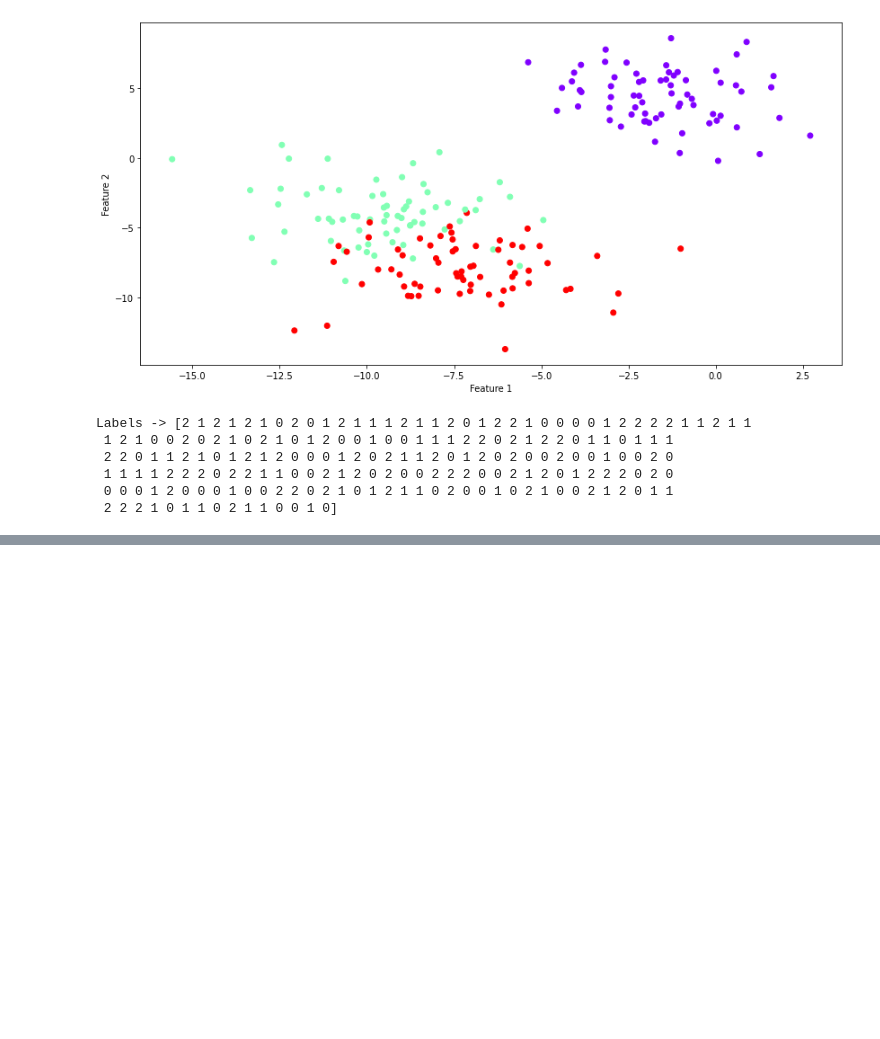
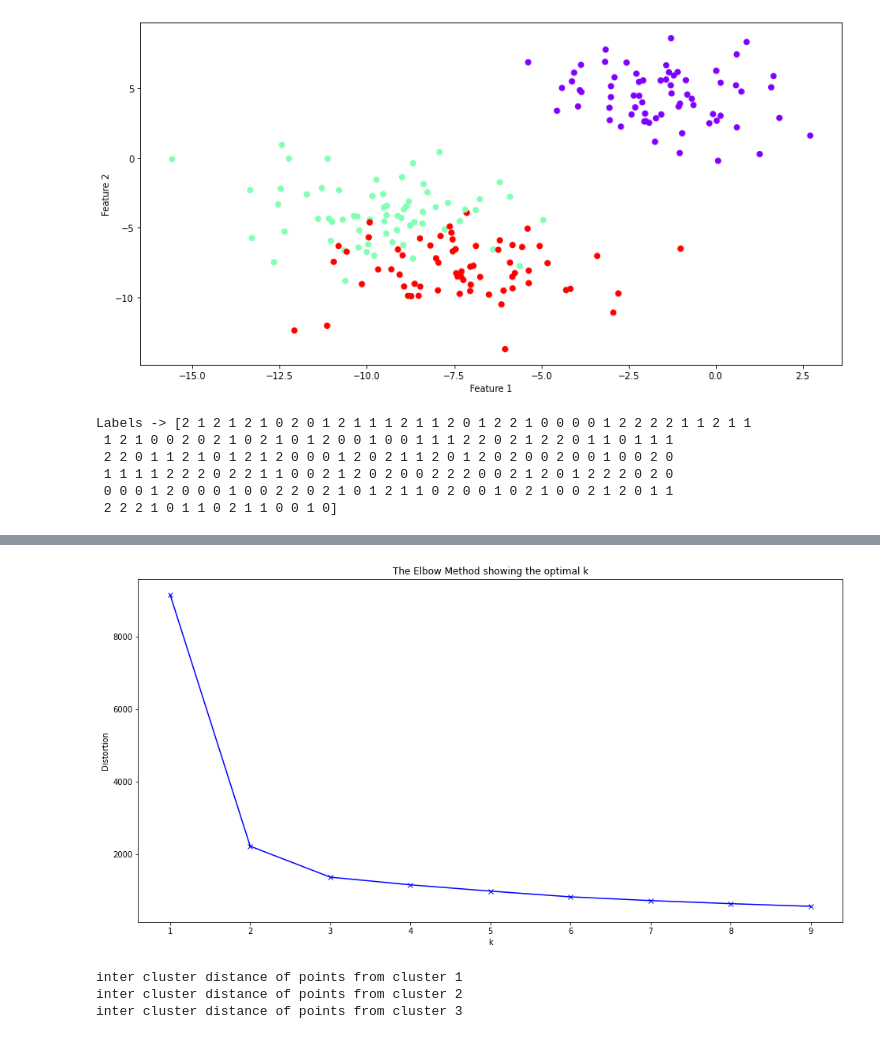
Before and after one commit to Dikshit28/python_code, a Jupyter notebook: Lab/kmeans.ipynb, the cells around one changed output, grey strips where cells are left out. Cells and saved outputs as stored; diff of their text form; code cells hidden in the pictures; blank space fills up the shorter version.

```diff
--- a/Lab/kmeans.ipynb
+++ b/Lab/kmeans.ipynb
@@ -132,0 +133,39 @@ Min distance: 4.883894838658013
+# %%
+wcss = []
+K = range(1,10)
+for k in K:
+    kmeanModel = KMeans(n_clusters=k)
+    kmeanModel.fit(data[0])
+    wcss.append(kmeanModel.inertia_)
+# %%
+plt.figure(figsize=(16,8))
+plt.plot(K, wcss, 'bx-')
+plt.xlabel('k')
+plt.ylabel('Distortion')
+plt.title('The Elbow Method showing the optimal k')
+plt.show()
+# %% [output]
+[figure, added]
+# %%
+import numpy as np
+import math
+cluster1 = []
+cluster2 = []
+cluster3 = []
+
+
+for i in range(0, 3):
+    print("inter cluster distance of points from cluster", i+1)
+    for j in range(0,200):
+        if  kmeans.labels_[j] == i:
+            distance = math.dist(kmeans.cluster_centers_[i], data[0][j])
+            if i==0:
+                cluster1.append(distance)
+            elif i==1:
+                cluster2.append(distance)
+            else:
+                cluster3.append(distance)
+# %% [output]
+inter cluster distance of points from cluster 1
+inter cluster distance of points from cluster 2
+inter cluster distance of points from cluster 3
```
Also changed, not shown: parts of 10 cells of this notebook, 10 other files.
